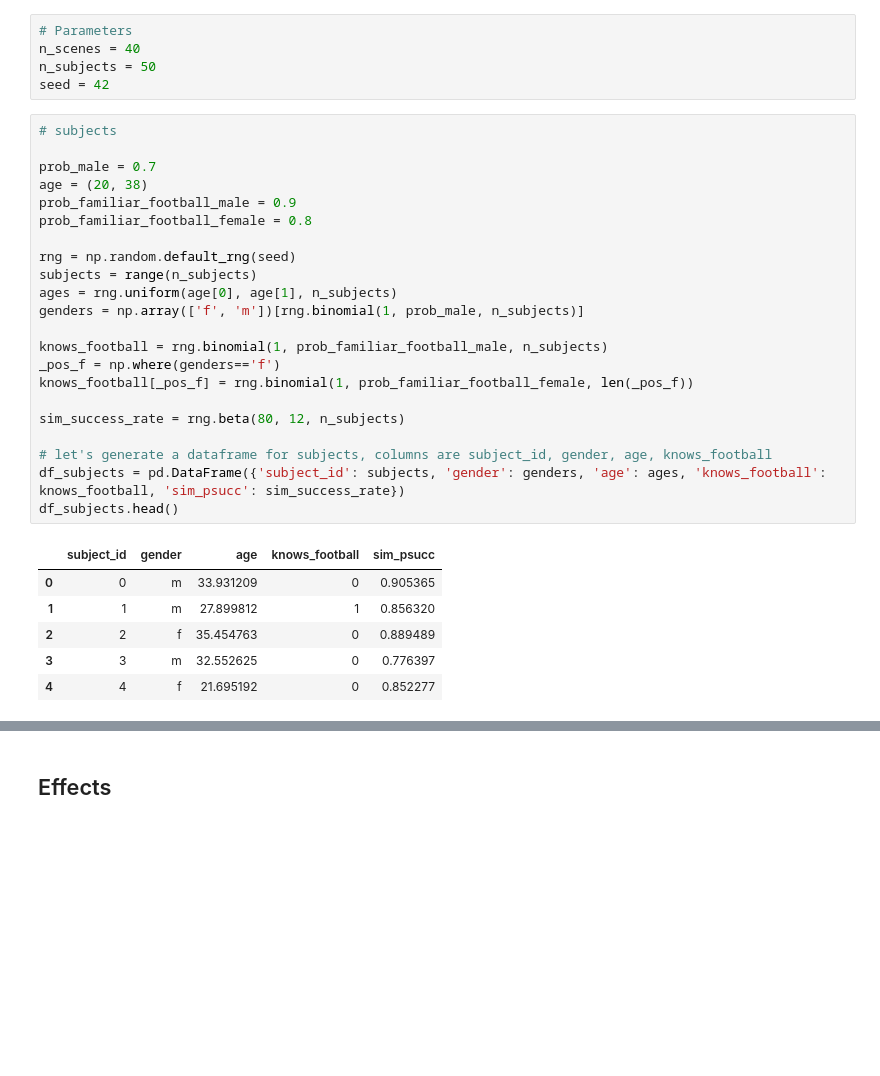
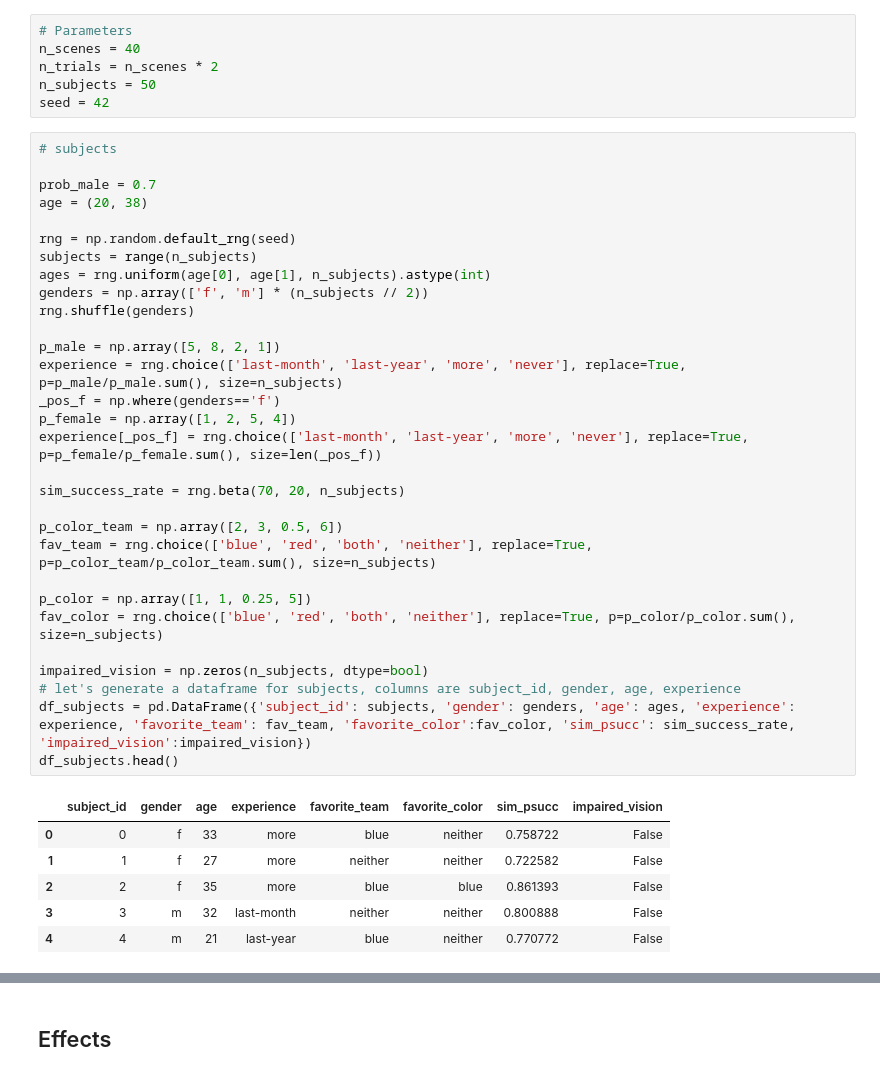
Before and after one commit to michelexyz/salient_colors, a Jupyter notebook: data_analysis/generate_data.ipynb, the cells around one changed output, grey strips where cells are left out. Drawn from its saved outputs; the diff is of its cells as text; blank space fills up the shorter version.

```diff
--- a/data_analysis/generate_data.ipynb
+++ b/data_analysis/generate_data.ipynb
@@ -9,34 +10,43 @@ reload(file_order_sim)
 # %%
 # Parameters
 n_scenes = 40
+n_trials = n_scenes * 2
 n_subjects = 50
 seed = 42
 # %%
 # subjects
 
 prob_male = 0.7
 age = (20, 38)
-prob_familiar_football_male = 0.9
-prob_familiar_football_female = 0.8
 
 rng = np.random.default_rng(seed)
 subjects = range(n_subjects)
-ages = rng.uniform(age[0], age[1], n_subjects)
-genders = np.array(['f', 'm'])[rng.binomial(1, prob_male, n_subjects)]
+ages = rng.uniform(age[0], age[1], n_subjects).astype(int)
+genders = np.array(['f', 'm'] * (n_subjects // 2))
+rng.shuffle(genders)
 
-knows_football = rng.binomial(1, prob_familiar_football_male, n_subjects)
+p_male = np.array([5, 8, 2, 1])
+experience = rng.choice(['last-month', 'last-year', 'more', 'never'], replace=True, p=p_male/p_male.sum(), size=n_subjects)
 _pos_f = np.where(genders=='f')
-knows_football[_pos_f] = rng.binomial(1, prob_familiar_football_female, len(_pos_f))
+p_female = np.array([1, 2, 5, 4])
+experience[_pos_f] = rng.choice(['last-month', 'last-year', 'more', 'never'], replace=True, p=p_female/p_female.sum(), size=len(_pos_f))
 
-sim_success_rate = rng.beta(80, 12, n_subjects)
+sim_success_rate = rng.beta(70, 20, n_subjects)
 
-# let's generate a dataframe for subjects, columns are subject_id, gender, age, knows_football
-df_subjects = pd.DataFrame({'subject_id': subjects, 'gender': genders, 'age': ages, 'knows_football': knows_football, 'sim_psucc': sim_success_rate})
+p_color_team = np.array([2, 3, 0.5, 6])
+fav_team = rng.choice(['blue', 'red', 'both', 'neither'], replace=True, p=p_color_team/p_color_team.sum(), size=n_subjects)
+
+p_color = np.array([1, 1, 0.25, 5])
+fav_color = rng.choice(['blue', 'red', 'both', 'neither'], replace=True, p=p_color/p_color.sum(), size=n_subjects)
+
+impaired_vision = np.zeros(n_subjects, dtype=bool)
+# let's generate a dataframe for subjects, columns are subject_id, gender, age, experience
+df_subjects = pd.DataFrame({'subject_id': subjects, 'gender': genders, 'age': ages, 'experience': experience, 'favorite_team': fav_team, 'favorite_color':fav_color, 'sim_psucc': sim_success_rate, 'impaired_vision':impaired_vision})
 df_subjects.head()
 # %% [output]
-|  | subject_id | gender | age | knows_football | sim_psucc |
-| 0 | 0 | m | 33.931209 | 0 | 0.905365 |
-| 1 | 1 | m | 27.899812 | 1 | 0.856320 |
-| 2 | 2 | f | 35.454763 | 0 | 0.889489 |
-| 3 | 3 | m | 32.552625 | 0 | 0.776397 |
-| 4 | 4 | f | 21.695192 | 0 | 0.852277 |
+|  | subject_id | gender | age | experience | favorite_team | favorite_color | sim_psucc | impaired_vision |
+| 0 | 0 | f | 33 | more | blue | neither | 0.758722 | False |
+| 1 | 1 | f | 27 | more | neither | neither | 0.722582 | False |
+| 2 | 2 | f | 35 | more | blue | blue | 0.861393 | False |
+| 3 | 3 | m | 32 | last-month | neither | neither | 0.800888 | False |
+| 4 | 4 | m | 21 | last-year | blue | neither | 0.770772 | False |
```
Also changed, not shown: parts of 17 cells of this notebook, 8 other files.
